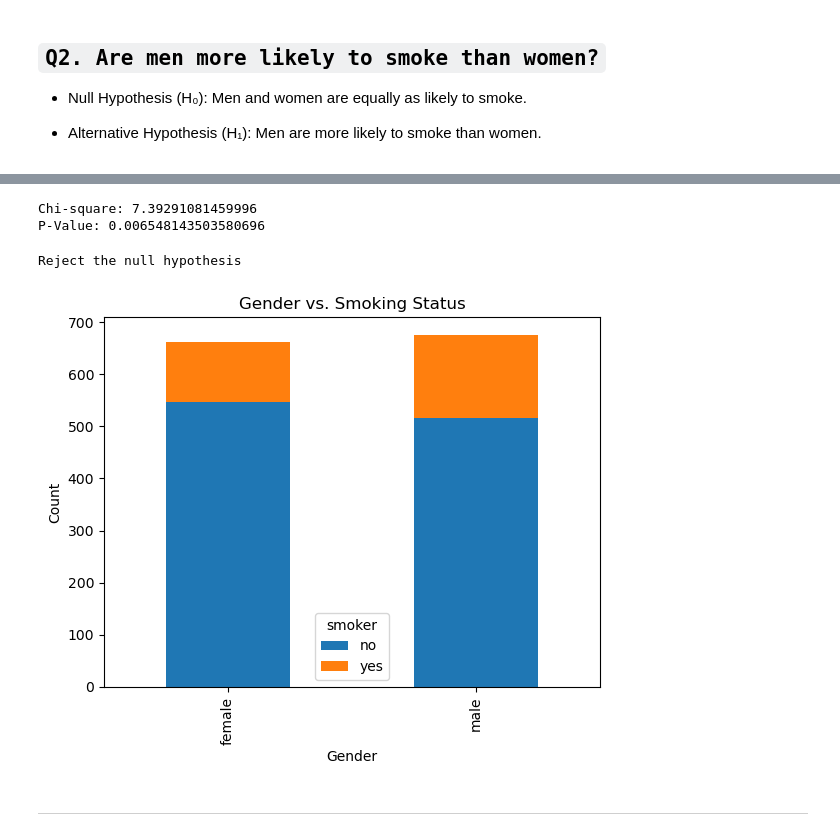
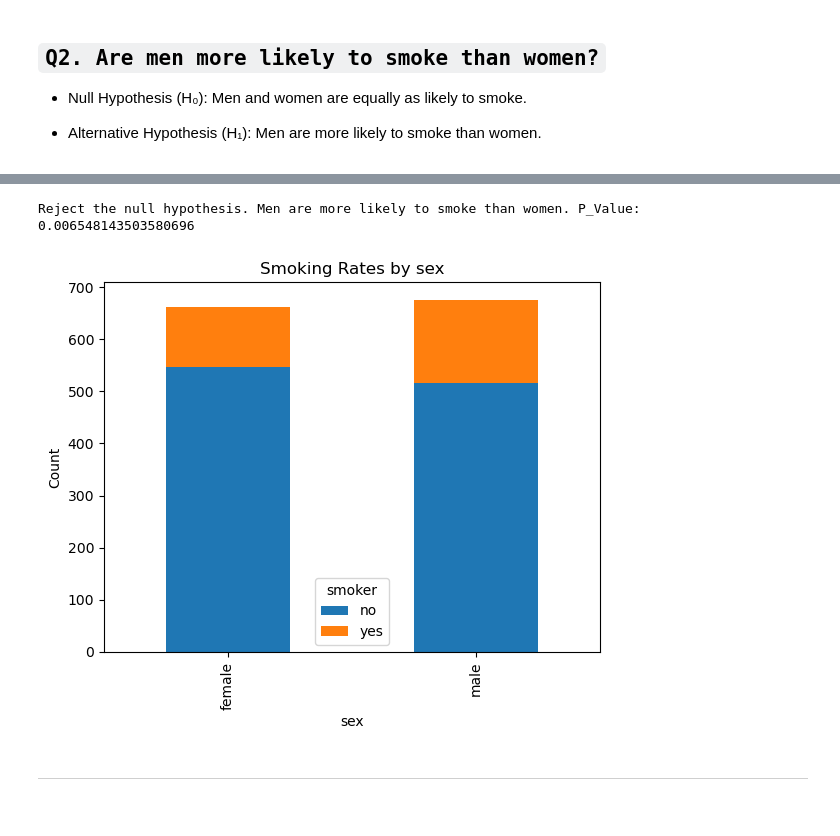
Before and after one commit to LuccasBracci/Hypothesis-Testing, a Jupyter notebook: HTwID.ipynb, the cells around one changed output, grey strips where cells are left out. Cells and saved outputs as stored; diff of their text form; code cells hidden in the pictures.

```diff
--- a/HTwID.ipynb
+++ b/HTwID.ipynb
@@ -13,3 +11,5 @@ df = pd.read_csv('/Users/Peach/Dropbox/Dojo-env/dojo-env-setup/Stack4/Week3/Hypo
+# %%
+df = pd.read_csv('insurance - insurance.csv')
 # %% [markdown]
 - Q1. Do smokers have higher insurance charges than non-smokers?
 - Q2. Are men more likely to smoke than women?
@@ -115,28 +106,23 @@ q2_samples
 # %%
-contingency_table = pd.crosstab(df['sex'], df['smoker'])
+cross_table = pd.crosstab(df['sex'], df['smoker'])
+_, p_value, _, _ = stats.chi2_contingency(cross_table)
-# %%
-# Chi-square test of independence
-chi2, p_value, _, _ = chi2_contingency(contingency_table)
-print("Chi-square:", chi2)
-print("P-Value:", p_value)
-# %% [output]
-Chi-square: 7.39291081459996
-P-Value: 0.006548143503580696
 # %%
 if p_value < alpha:
-    print("Reject the null hypothesis")
+    result = "Reject the null hypothesis. " + alternative_hypothesis
 else:
-    print("Fail to reject the null hypothesis")
+    result = "Fail to reject the null hypothesis."
+
+print(result,'P_Value: ',p_value)
 # %% [output]
-Reject the null hypothesis
+Reject the null hypothesis. Men are more likely to smoke than women. P_Value:  0.006548143503580696
 # %%
-contingency_table.plot(kind='bar', stacked=True)
-plt.title('Gender vs. Smoking Status')
-plt.xlabel('Gender')
+cross_table.plot(kind='bar', stacked=True)
+plt.xlabel('sex')
 plt.ylabel('Count')
+plt.title('Smoking Rates by sex')
 plt.show()
 # %% [output]
-[figure, old version]
+[figure, new version]
 # %% [markdown]
 
 
```
Also changed, not shown: parts of 23 cells of this notebook.
